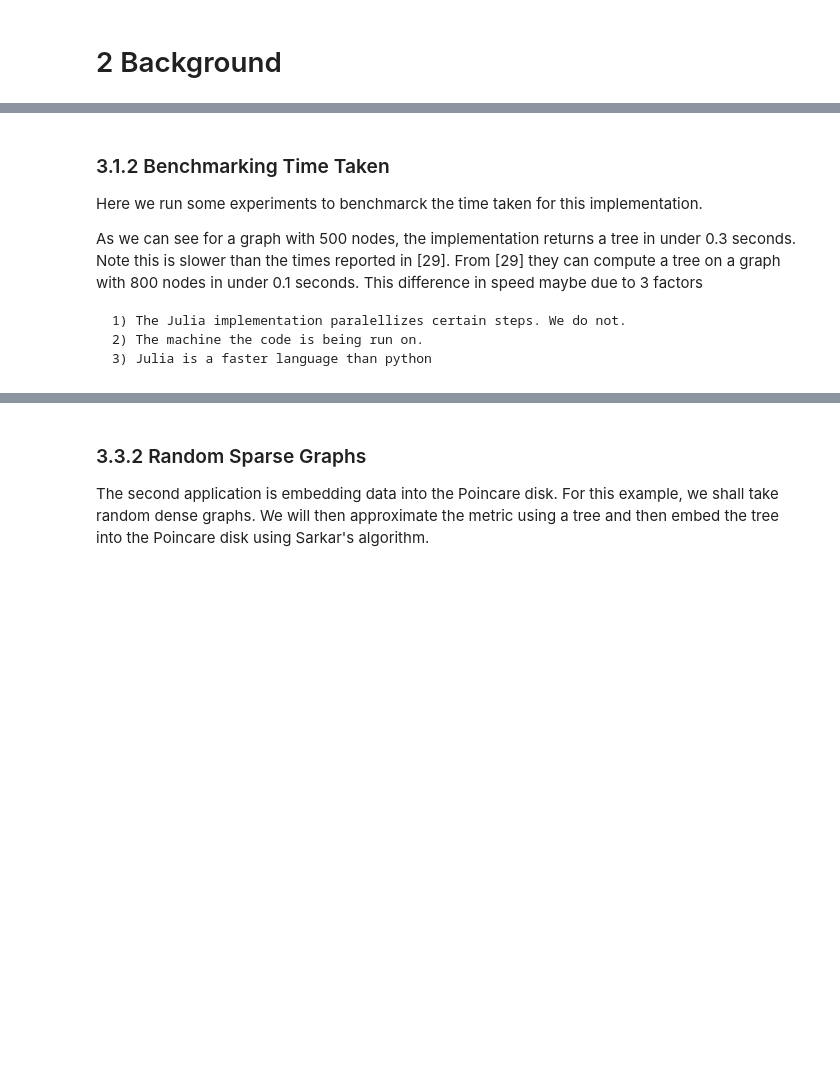
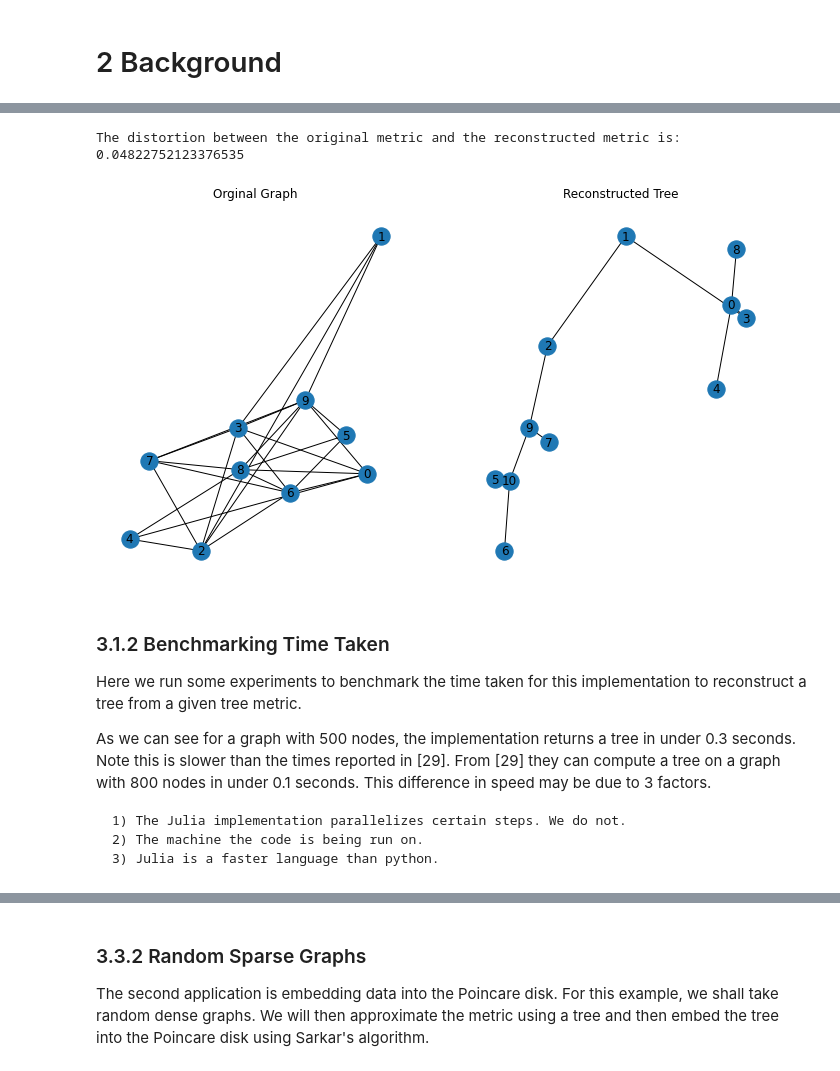
Before and after one commit to geomstats/challenge-iclr-2022, a Jupyter notebook: rsonthal_xfcui/TreeEmbeddings.ipynb, the cells around one changed output, grey strips where cells are left out. Cells and saved outputs as stored; diff of their text form; code cells hidden in the pictures; blank space fills up the shorter version.

```diff
--- a/rsonthal_xfcui/TreeEmbeddings.ipynb
+++ b/rsonthal_xfcui/TreeEmbeddings.ipynb
@@ -251,12 +256,26 @@ In both cases, we see that TreeRep quickly outputs a tree.
+# %%
+T = TreeSpace.TreeSpace(d = D)
+print("The distortion between the original metric and the reconstructed metric is: ",T.distortion())
+print()
+
+fig, ax = plt.subplots(1, 2, figsize=(12, 7))
+nx.draw(G, ax = ax[0], with_labels = True, pos=nx.spring_layout(G, weight='weight'))
+nx.draw(T.T.G, ax = ax[1], with_labels = True, pos=nx.spring_layout(T.T.G, weight='weight'))
+
+ax[0].set_title("Orginal Graph")
+ax[1].set_title("Reconstructed Tree");
+# %% [output]
+The distortion between the original metric and the reconstructed metric is:  0.04822752123376535
+[figure, added]
 # %% [markdown]
 ### 3.1.2 Benchmarking Time Taken
 
-Here we run some experiments to benchmarck the time taken for this implementation.
+Here we run some experiments to benchmark the time taken for this implementation to reconstruct a tree from a given tree metric.
 
-As we can see for a graph with 500 nodes, the implementation returns a tree in under 0.3 seconds. Note this is slower than the times reported in [29]. From [29] they can compute a tree on a graph with 800 nodes in under 0.1 seconds. This difference in speed maybe due to 3 factors
+As we can see for a graph with 500 nodes, the implementation returns a tree in under 0.3 seconds. Note this is slower than the times reported in [29]. From [29] they can compute a tree on a graph with 800 nodes in under 0.1 seconds. This difference in speed may be due to 3 factors.
 
-    1) The Julia implementation paralellizes certain steps. We do not.
+    1) The Julia implementation parallelizes certain steps. We do not.
     2) The machine the code is being run on.
-    3) Julia is a faster language than python
+    3) Julia is a faster language than python.
 # %%
 num_n = 5
```
Also changed, not shown: parts of 49 cells of this notebook.
